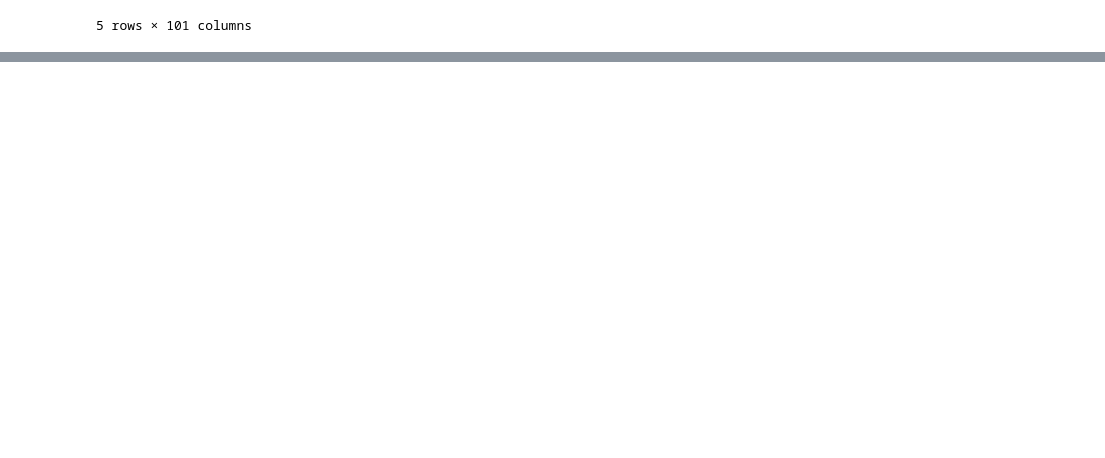
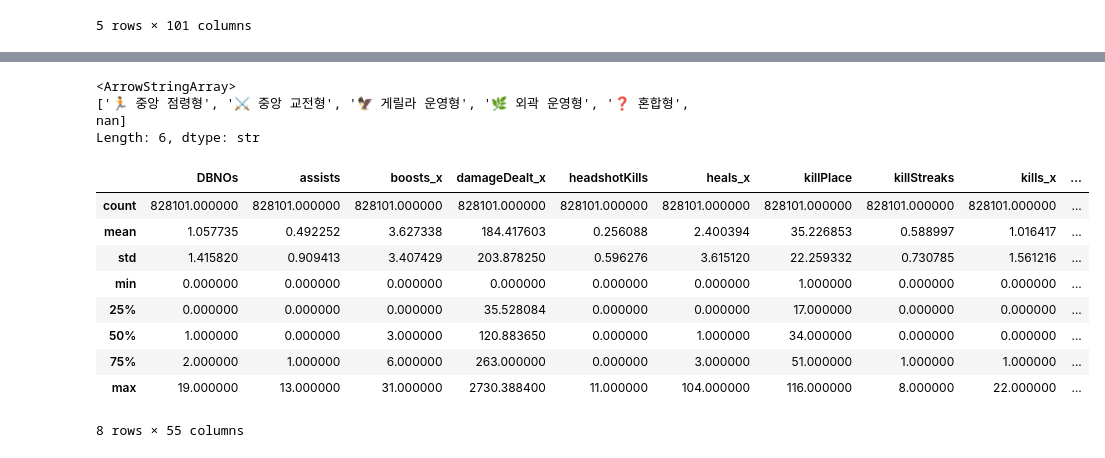
Before and after one commit to Be4hape/10th, a Jupyter notebook: 00_Project/04_final/03_team_code/master.ipynb, the cells around one changed output, grey strips where cells are left out. Drawn from its saved outputs; the diff is of its cells as text; code cells hidden in the pictures; blank space fills up the shorter version.

```diff
--- a/00_Project/04_final/03_team_code/master.ipynb
+++ b/00_Project/04_final/03_team_code/master.ipynb
@@ -148,0 +153,17 @@ df.head()
+# %%
+df2 = pd.read_csv("C:/Users/qkrtl/Downloads/df2.csv")
+
+erangel = pd.read_parquet("C:/Users/qkrtl/10th/00_Project/04_final/02_parquet_file/04_temp_parquet_files/analysis_output/erangel_clustered.parquet")
+miramar = pd.read_parquet("C:/Users/qkrtl/10th/00_Project/04_final/02_parquet_file/04_temp_parquet_files/analysis_output/miramar_clustered.parquet")
+rondo   = pd.read_parquet("C:/Users/qkrtl/10th/00_Project/04_final/02_parquet_file/04_temp_parquet_files/analysis_output/rondo_clustered.parquet")
+taego   = pd.read_parquet("C:/Users/qkrtl/10th/00_Project/04_final/02_parquet_file/04_temp_parquet_files/analysis_output/taego_clustered.parquet")
+
+clustered_df = pd.concat([erangel, miramar, rondo, taego], ignore_index=True)
+
+merged = pd.merge(
+    df2,
+    clustered_df,
+    left_on=["matchId", "playerId"],
+    right_on=["matchId", "accountId"],
+    how="left"
+)
@@ -148,0 +207,19 @@ df.head()
+# %%
+merged['persona'].unique()
+# %% [output]
+<ArrowStringArray>
+['🏃 중앙 점령형', '⚔️ 중앙 교전형', '🦅 게릴라 운영형', '🌿 외곽 운영형', '❓ 혼합형', nan]
+Length: 6, dtype: str
+# %%
+merged.describe()
+# %% [output]
+|  | DBNOs | assists | boosts_x | damageDealt_x | headshotKills | heals_x | killPlace | killStreaks | kills_x | ... |
+| count | 828101.000000 | 828101.000000 | 828101.000000 | 828101.000000 | 828101.000000 | 828101.000000 | 828101.000000 | 828101.000000 | 828101.000000 | ... |
+| mean | 1.057735 | 0.492252 | 3.627338 | 184.417603 | 0.256088 | 2.400394 | 35.226853 | 0.588997 | 1.016417 | ... |
+| std | 1.415820 | 0.909413 | 3.407429 | 203.878250 | 0.596276 | 3.615120 | 22.259332 | 0.730785 | 1.561216 | ... |
+| min | 0.000000 | 0.000000 | 0.000000 | 0.000000 | 0.000000 | 0.000000 | 1.000000 | 0.000000 | 0.000000 | ... |
+| 25% | 0.000000 | 0.000000 | 0.000000 | 35.528084 | 0.000000 | 0.000000 | 17.000000 | 0.000000 | 0.000000 | ... |
+| 50% | 1.000000 | 0.000000 | 3.000000 | 120.883650 | 0.000000 | 1.000000 | 34.000000 | 0.000000 | 0.000000 | ... |
+| 75% | 2.000000 | 1.000000 | 6.000000 | 263.000000 | 0.000000 | 3.000000 | 51.000000 | 1.000000 | 1.000000 | ... |
+| max | 19.000000 | 13.000000 | 31.000000 | 2730.388400 | 11.000000 | 104.000000 | 116.000000 | 8.000000 | 22.000000 | ... |
+8 rows × 55 columns
```
Also changed, not shown: parts of 8 cells of this notebook.
